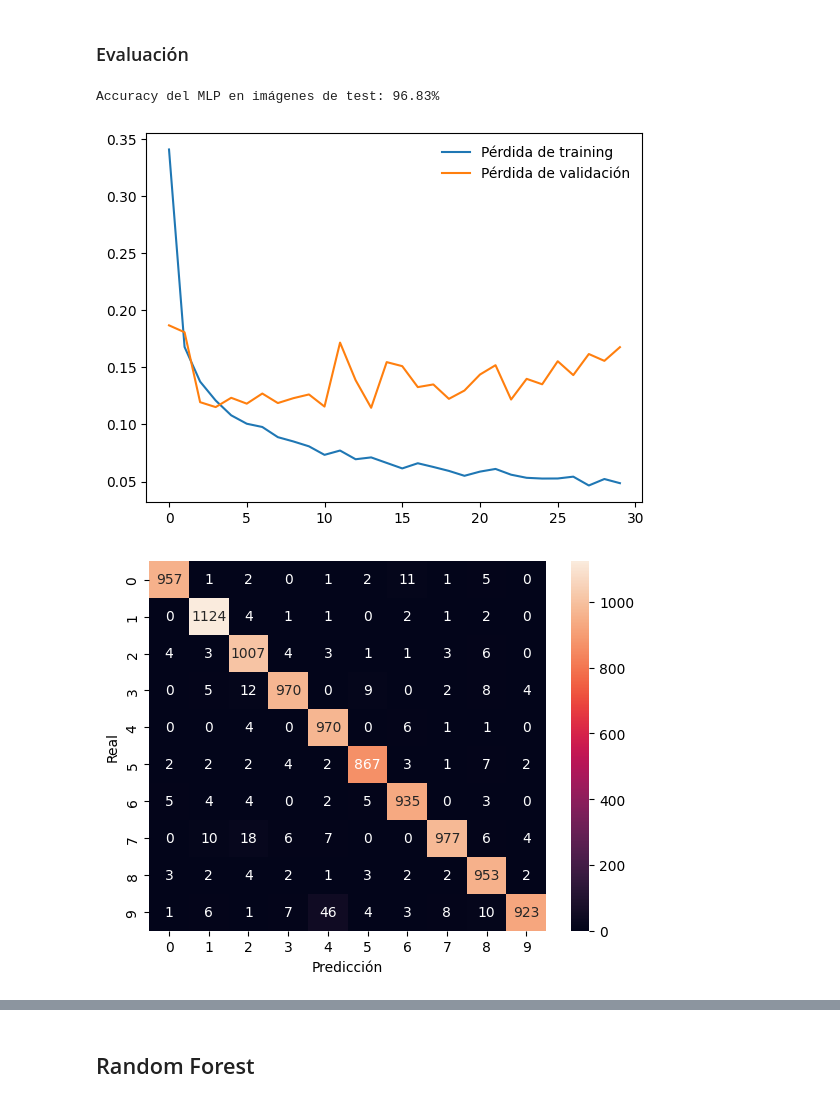
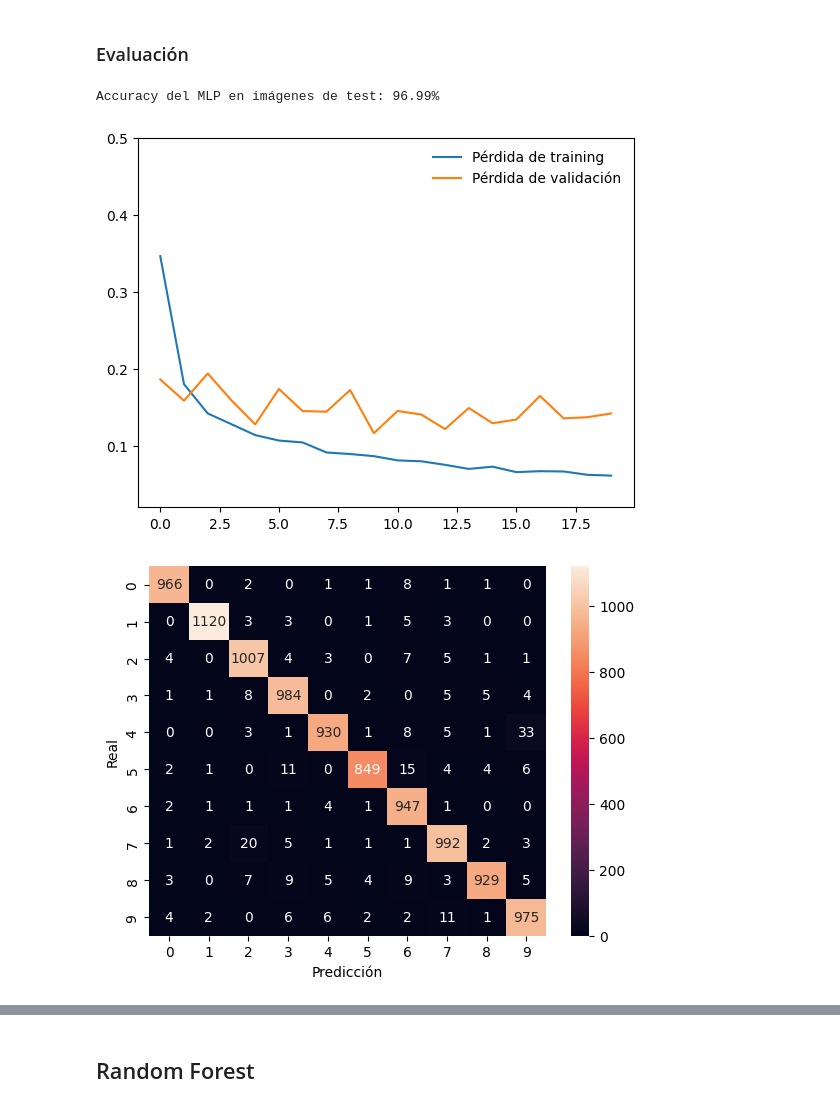
Before and after one commit to milton-lopez/analisis_d, a Jupyter notebook: src/AdD_a14_GRUPO_LOPEZ.ipynb, the cells around one changed output, grey strips where cells are left out. Cells and saved outputs as stored; diff of their text form; code cells hidden in the pictures.

```diff
--- a/src/AdD_a14_GRUPO_LOPEZ.ipynb
+++ b/src/AdD_a14_GRUPO_LOPEZ.ipynb
@@ -874,7 +874,7 @@ optimizer = optim.Adam(model.parameters(), lr=0.003)
 # %% [markdown]
 ### Entrenamiento
 # %%
-epochs = 30
+epochs = 20
 
 train_losses, test_losses, accuracy_list = [], [], []
 for epoch in range(epochs):
@@ -944,14 +947,17 @@ with torch.no_grad():
 
 print(f"Accuracy del MLP en imágenes de test: {100 * correct / total}%")
 # %% [output]
-Accuracy del MLP en imágenes de test: 96.83%
+Accuracy del MLP en imágenes de test: 96.99%
 # %%
 plt.plot(train_losses, label="Pérdida de training")
 plt.plot(test_losses, label="Pérdida de validación")
 plt.legend(frameon=False)
+
+plt.ylim(0.02, 0.5)
+
 plt.show()
 # %% [output]
-[figure, old version]
+[figure, new version]
 # %%
 from sklearn.metrics import confusion_matrix
 
@@ -972,7 +978,7 @@ plt.xlabel("Predicción")
 plt.ylabel("Real")
 plt.show()
 # %% [output]
-[figure, old version]
+[figure, new version]
 # %%
 from sklearn.metrics import roc_curve, auc
 from sklearn.preprocessing import label_binarize
```
Also changed, not shown: parts of 11 cells of this notebook.
